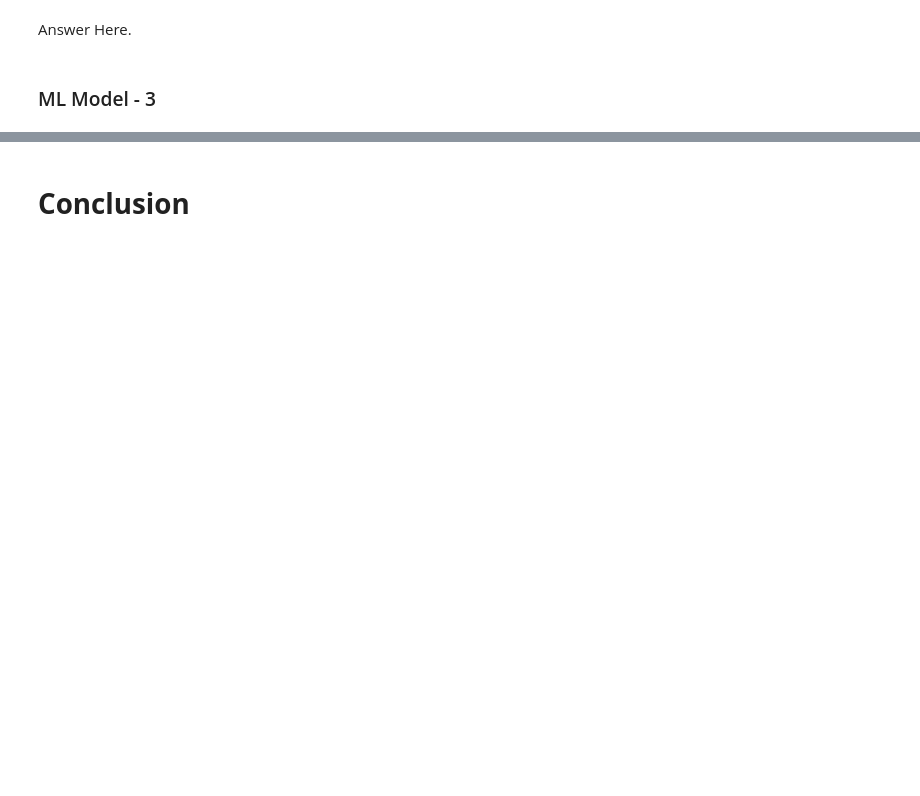
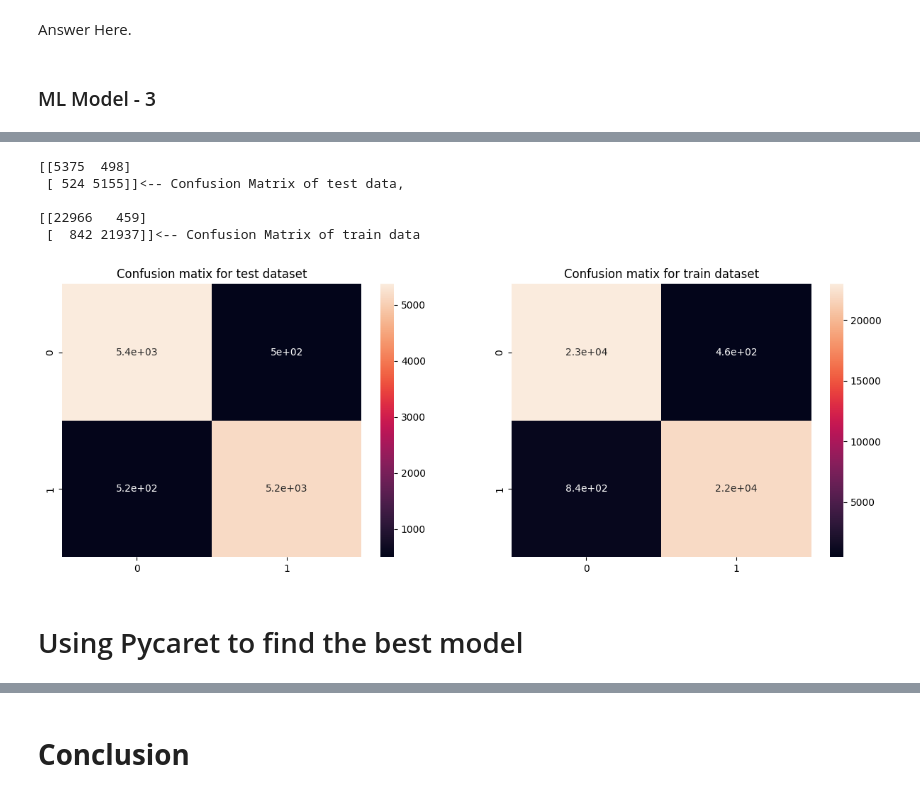
Before and after one commit to MrMRaut/Airline-Referral-Classification, a Jupyter notebook: Airline_Referral_Classification.ipynb, the cells around one changed output, grey strips where cells are left out. Drawn from its saved outputs; the diff is of its cells as text; code cells hidden in the pictures; blank space fills up the shorter version.

```diff
--- a/Airline_Referral_Classification.ipynb
+++ b/Airline_Referral_Classification.ipynb
@@ -1049 +1116,22 @@ Answer Here.
+# %%
+# ML Model - 3 Implementation
+
+from sklearn.ensemble import GradientBoostingClassifier
+
+gdc = GradientBoostingClassifier(ccp_alpha=0.0, criterion='friedman_mse', init=None,
+                           learning_rate=0.1, loss='log_loss', max_depth=3,
+                           max_features=None, max_leaf_nodes=None,
+                           min_impurity_decrease=0.0, min_samples_leaf=1,
+                           min_samples_split=2, min_weight_fraction_leaf=0.0,
+                           n_estimators=100, n_iter_no_change=None,
+                           random_state=5235, subsample=1.0, tol=0.0001,
+                           validation_fraction=0.1, verbose=0,
+                           warm_start=False)
+
+# Fit the Algorithm
+gdc.fit(xtrain, ytrain)
+
+# Predict on the model
+test_pred = dt.predict(xtest)
+train_pred = dt.predict(xtrain)
 # %% [markdown]
@@ -1092,0 +1169,23 @@ Answer Here.
+# %%
+print(f'''{confusion_matrix(ytest, test_pred)}<-- Confusion Matrix of test data, \n\n{confusion_matrix(ytrain, train_pred)}<-- Confusion Matrix of train data''')
+
+plt.figure(figsize=(15,5))
+
+plt.subplot(1,2,1)
+sns.heatmap(confusion_matrix(ytest, test_pred), annot = True)
+plt.title('Confusion matix for test dataset')
+
+plt.subplot(1,2,2)
+sns.heatmap(confusion_matrix(ytrain, train_pred), annot = True)
+plt.title('Confusion matix for train dataset')
+
+plt.show()
+# %% [output]
+[[5375  498]
+ [ 524 5155]]<-- Confusion Matrix of test data,
+
+[[22966   459]
+ [  842 21937]]<-- Confusion Matrix of train data
+[figure, added]
+# %% [markdown]
+# Using Pycaret to find the best model
```
Also changed, not shown: parts of 74 cells of this notebook.
